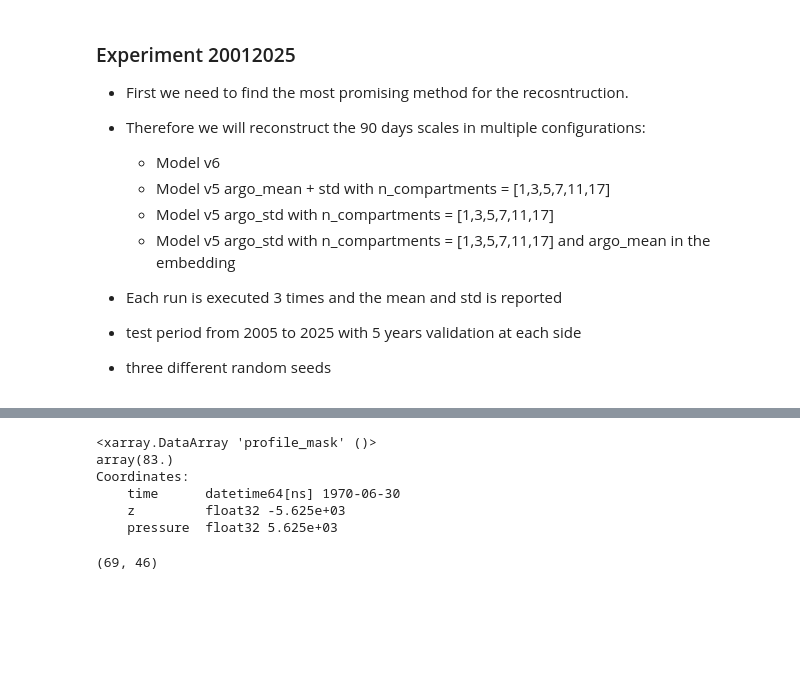
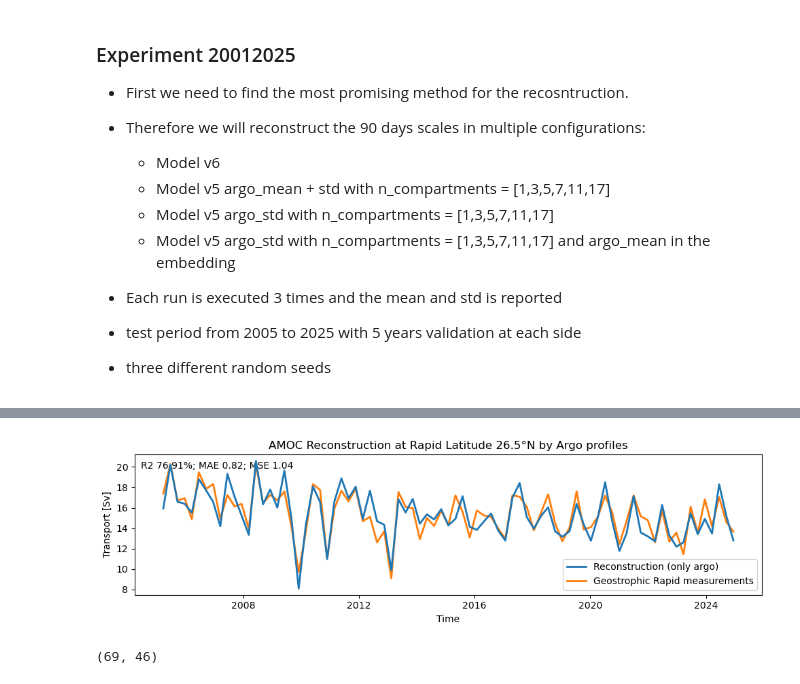
Before and after one commit to ywoelker/rapid-geostrophic-reconstruction, a Jupyter notebook: rapid_umo_reconstruction/20_d_reconstructing_performance_experiment.ipynb, the cells around one changed output, grey strips where cells are left out. Cells and saved outputs as stored; diff of their text form; code cells hidden in the pictures; blank space fills up the shorter version.

```diff
--- a/rapid_umo_reconstruction/20_d_reconstructing_performance_experiment.ipynb
+++ b/rapid_umo_reconstruction/20_d_reconstructing_performance_experiment.ipynb
@@ -119,0 +120,32 @@ array([854, 505, 872])
+# %%
+
+
+
+ds_argo_merged, t_umo_obs, ds_pos_sim, dv_dz_obs, t_delta, total_moc, antilles_current, florida_current, wind_stress = load_merged_argo_dataset_and_tumo_cycles(
+    ['1st_7024', '2nd_5824'],
+    dataset_path,
+    ref_folder,
+    total_moc_path,
+    antilles_current_path,
+    florida_current_path,
+    wind_stress_path,
+    time_smoothing,
+    deep_argo,
+    missing_values_in_target
+)
+
+
+ds_argo_merged = filter_ds_argo_data(ds_argo_merged, deep_argo)
+
+
+
+
+
+train_dataset, val_dataset, test_dataset, (total_moc_mean, total_moc_std, geostrophic_moc_mean, geostorphic_moc_std) = split_dataset_into_training_validation_testing_profile_datasets(
+    False, test_start_year, test_end_year, validation_years_on_each_side, t_umo_obs, ds_argo_merged, add_tmp, add_sal, deep_argo, False, total_moc, florida_current, antilles_current, wind_stress, dv_dz_obs, missing_values_in_target, ds_pos_sim, compartments, time_smoothing, lat_bounds, using_transport_from_previous_year, using_missing_indices, use_deep_dvdz
+)
+
+
+dl = DataLoader(train_dataset, batch_size=train_batch_size, shuffle=True, collate_fn=merge_profiles_max_profiles, num_workers=8)
+val_dl = DataLoader(val_dataset, batch_size=32, shuffle=False, collate_fn=merge_profiles_max_profiles, num_workers=4)
+test_dl = DataLoader(test_dataset, batch_size=32, shuffle=False, collate_fn=merge_profiles_max_profiles, num_workers=4)
@@ -241,12 +268,11 @@ KeyboardInterrupt:
-# %%
-ds_argo_merged.isel(time = 1, z = 1).profile_mask.sum()
-# %% [output]
-<xarray.DataArray 'profile_mask' ()>
-array(83.)
-Coordinates:
-    time      datetime64[ns] 1970-06-30
-    z         float32 -5.625e+03
-    pressure  float32 5.625e+03
+# %%
+test_predictions, (test_hidden_spaces, test_embedding_spaces, test_gt_transport, test_inner_values) = make_predictions(test_dataset, best_model, ds_argo_merged.isel(time = test_dataset.global_indices).time, total_moc_mean, total_moc_std,device = device)
+# %%
+from amoc_reconstruction.utils.plots import prediction_plot
+
+prediction_plot(test_gt_transport, test_predictions)
+# %% [output]
+[figure, added]
 # %%
 mean_profiles = ds_argo_merged.rho.sum('pos') / ds_argo_merged.profile_mask.sum('pos')
 # %%
```
Also changed, not shown: parts of 10 cells of this notebook, 30 other files.
